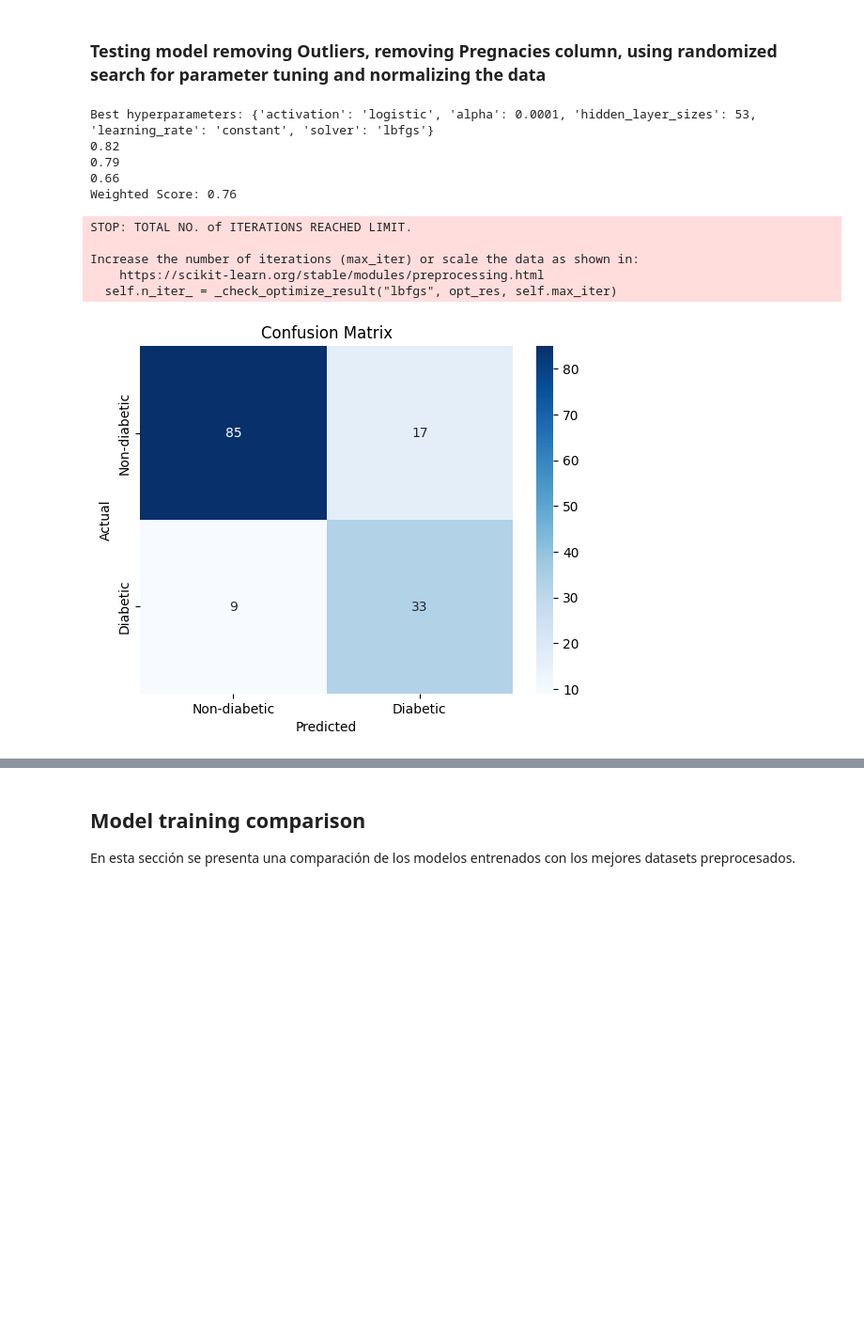
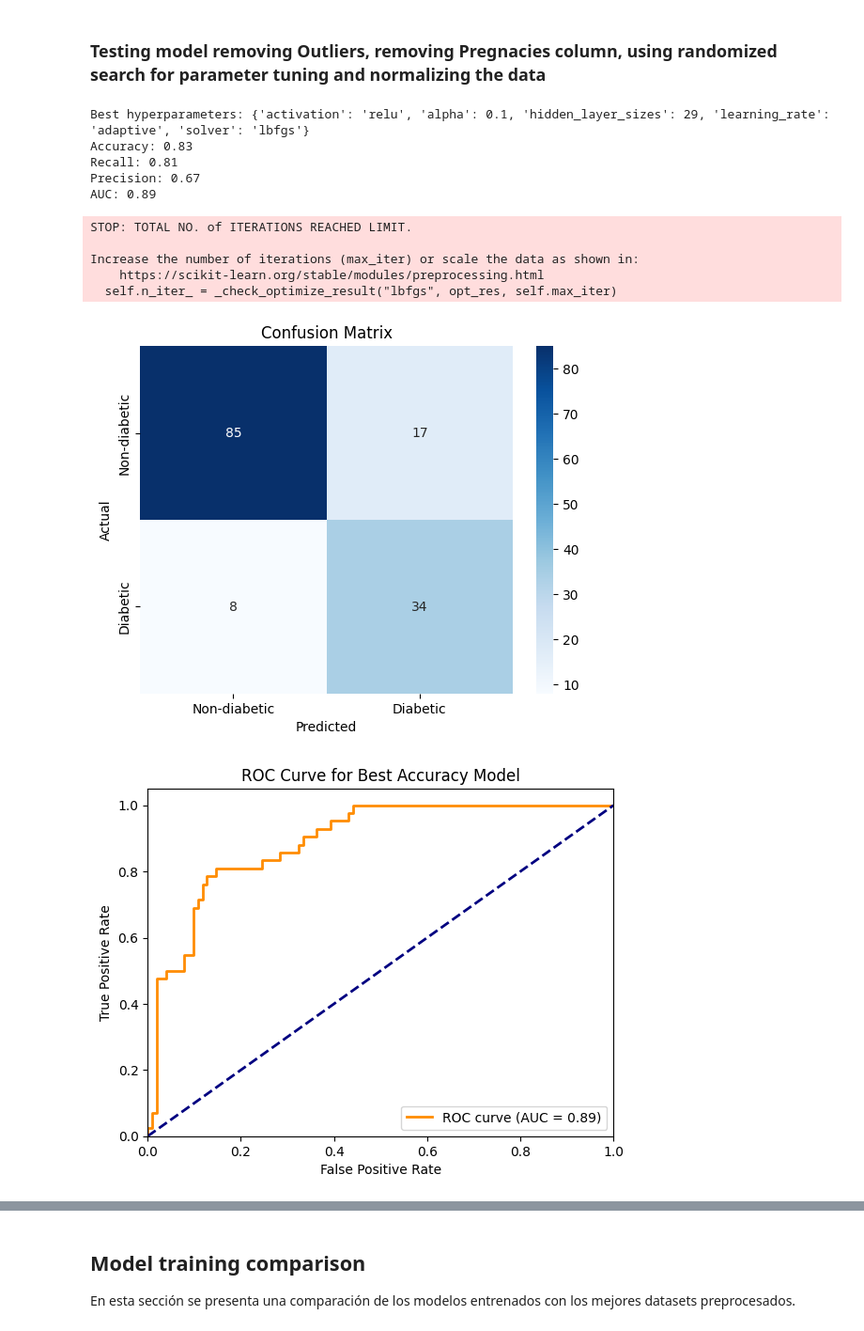
Before and after one commit to TheCsarbeat/proyecto1-IA, a Jupyter notebook: nn.ipynb, the cells around one changed output, grey strips where cells are left out. Shown at 94% size. Drawn from its saved outputs; the diff is of its cells as text; code cells hidden in the pictures; blank space fills up the shorter version.

```diff
--- a/nn.ipynb
+++ b/nn.ipynb
@@ -765,12 +782,12 @@ accuracy = accuracy_score(y_test, y_pred)
 recall = recall_score(y_test, y_pred)
 precision = precision_score(y_test, y_pred)
 
-print(round(accuracy, 2))
-print(round(recall, 2))
-print(round(precision, 2))
-print("Weighted Score:", round(calculate_weighted_score(accuracy, recall, precision), 2))
+print("Accuracy:", round(accuracy, 2))
+print("Recall:", round(recall, 2))
+print("Precision:", round(precision, 2))
+print("AUC:", round(calculate_auc(nn_model, X_test, y_test), 2))
 
-nn_metrics.append(["No Pregnancies dataset, 2 hidden layers", accuracy, precision, recall, calculate_weighted_score(accuracy, recall, precision)])
+nn_metrics.append(["No Pregnancies dataset, 2 hidden layers", accuracy, precision, recall, calculate_auc(nn_model, X_test, y_test)])
 
 plot_confusion_matrix(y_test, y_pred)
 # %% [output]
@@ -835,12 +850,12 @@ accuracy = accuracy_score(y_test, y_pred)
 recall = recall_score(y_test, y_pred)
 precision = precision_score(y_test, y_pred)
 
-print(round(accuracy, 2))
-print(round(recall, 2))
-print(round(precision, 2))
-print("Weighted Score:", round(calculate_weighted_score(accuracy, recall, precision), 2))
+print("Accuracy:", round(accuracy, 2))
+print("Recall:", round(recall, 2))
+print("Precision:", round(precision, 2))
+print("AUC:", round(calculate_auc(best_model, X_test, y_test), 2))
 
-nn_metrics.append(["No Outliers, No Pregnancies dataset, standardized, RandomizedSearchCV", accuracy, precision, recall, calculate_weighted_score(accuracy, recall, precision)])
+nn_metrics.append(["No Outliers, No Pregnancies dataset, standardized, RandomizedSearchCV", accuracy, precision, recall, calculate_auc(best_model, X_test, y_test)])
 
 plot_confusion_matrix(y_test, y_pred)
 # %% [output]
@@ -857,7 +872,8 @@ from sklearn.model_selection import RandomizedSearchCV
 from scipy.stats import randint
 from scipy import stats
 import numpy as np
-from sklearn.preprocessing import StandardScaler, MinMaxScaler
+from sklearn.preprocessing import MinMaxScaler
+from sklearn.metrics import roc_curve, auc
 
 # Calculate Z-scores and filter outliers
 z_scores = np.abs(stats.zscore(df_diabetes))
@@ -881,41 +897,57 @@ param_dist = {
 
 scaler_std = MinMaxScaler()
 X_train_std = scaler_std.fit_transform(X_train)
 X_test_std = scaler_std.transform(X_test)
 
 # Create the randomized search object with the pipeline
 random_search = RandomizedSearchCV(MLPClassifier(random_state=42), param_distributions=param_dist, n_iter=100, cv=5, scoring='f1', n_jobs=-1)
 
 # Perform the randomized search
 random_search.fit(X_train_std, y_train)
 
 # Print the best hyperparameters
 print("Best hyperparameters:", random_search.best_params_)
 
 # Evaluate the model with the best hyperparameters
 best_model = random_search.best_estimator_
 y_pred = best_model.predict(X_test_std)
 accuracy = accuracy_score(y_test, y_pred)
 recall = recall_score(y_test, y_pred)
 precision = precision_score(y_test, y_pred)
 
-print(round(accuracy, 2))
-print(round(recall, 2))
-print(round(precision, 2))
-print("Weighted Score:", round(calculate_weighted_score(accuracy, recall, precision), 2))
+y_scores_acc = best_model.predict_proba(X_test_std)[:, 1]
+fpr, tpr, thresholds = roc_curve(y_test, y_scores_acc)
+roc_auc = auc(fpr, tpr)
 
-nn_metrics.append(["No Outliers, No Pregnancies dataset, normalized, RandomizedSearchCV", accuracy, precision, recall, calculate_weighted_score(accuracy, recall, precision)])
+print("Accuracy:", round(accuracy, 2))
+print("Recall:", round(recall, 2))
+print("Precision:", round(precision, 2))
+print("AUC:", round(calculate_auc(best_model, X_test_std, y_test), 2))
+
+nn_metrics.append(["No Outliers, No Pregnancies dataset, normalized, RandomizedSearchCV", accuracy, precision, recall, calculate_auc(best_model, X_test_std, y_test)])
 
 plot_confusion_matrix(y_test, y_pred)
+
+plt.figure()
+plt.plot(fpr, tpr, color='darkorange', lw=2, label='ROC curve (AUC = %0.2f)' % roc_auc)
+plt.plot([0, 1], [0, 1], color='navy', lw=2, linestyle='--')
+plt.xlim([0.0, 1.0])
+plt.ylim([0.0, 1.05])
+plt.xlabel('False Positive Rate')
+plt.ylabel('True Positive Rate')
+plt.title('ROC Curve for Best Accuracy Model')
+plt.legend(loc="lower right")
+plt.show()
 # %% [output]
-Best hyperparameters: {'activation': 'logistic', 'alpha': 0.0001, 'hidden_layer_sizes': 53, 'learning_rate': 'constant', 'solver': 'lbfgs'}
-0.82
-0.79
-0.66
-Weighted Score: 0.76
+Best hyperparameters: {'activation': 'relu', 'alpha': 0.1, 'hidden_layer_sizes': 29, 'learning_rate': 'adaptive', 'solver': 'lbfgs'}
+Accuracy: 0.83
+Recall: 0.81
+Precision: 0.67
+AUC: 0.89
 STOP: TOTAL NO. of ITERATIONS REACHED LIMIT.
 
 Increase the number of iterations (max_iter) or scale the data as shown in:
     https://scikit-learn.org/stable/modules/preprocessing.html
   self.n_iter_ = _check_optimize_result("lbfgs", opt_res, self.max_iter)
-[figure, old version]
+[figure, new version]
+[figure, added]
```
Also changed, not shown: parts of 27 cells of this notebook.
